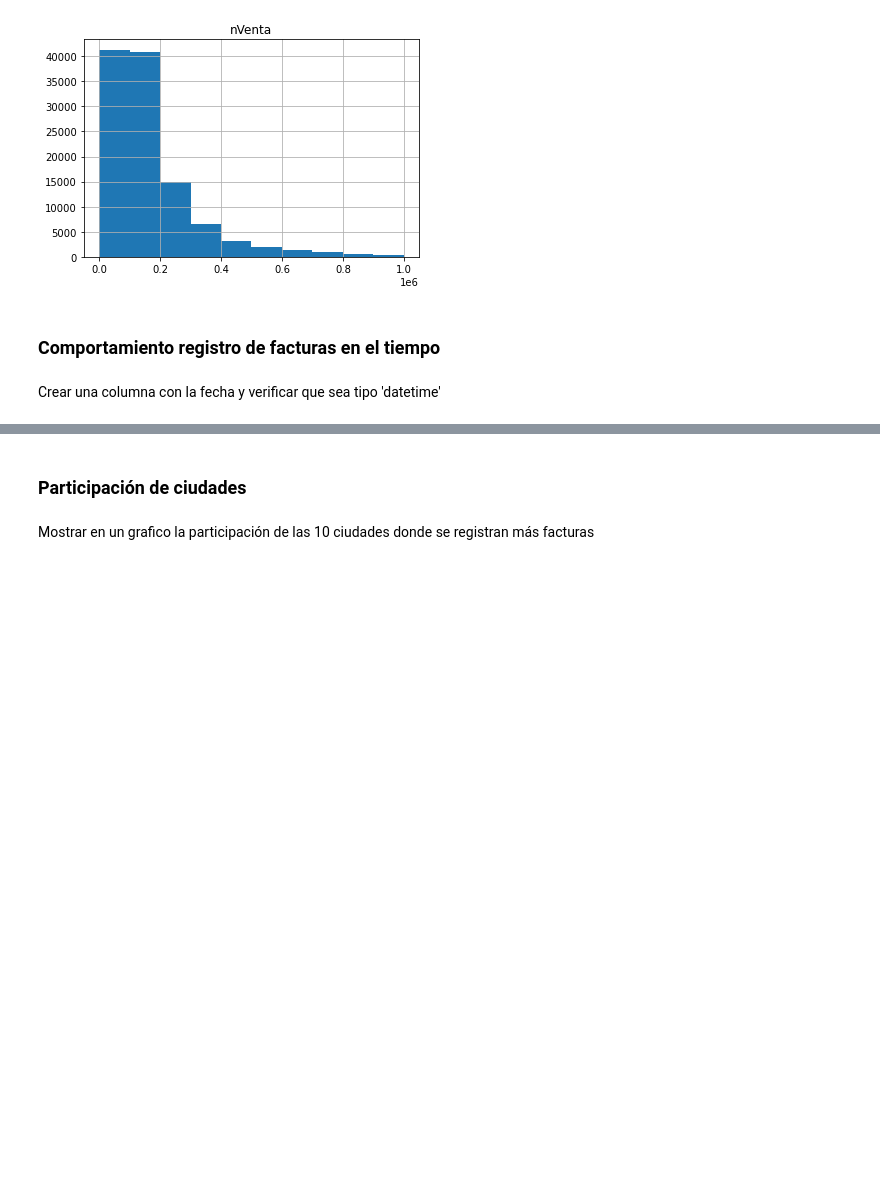
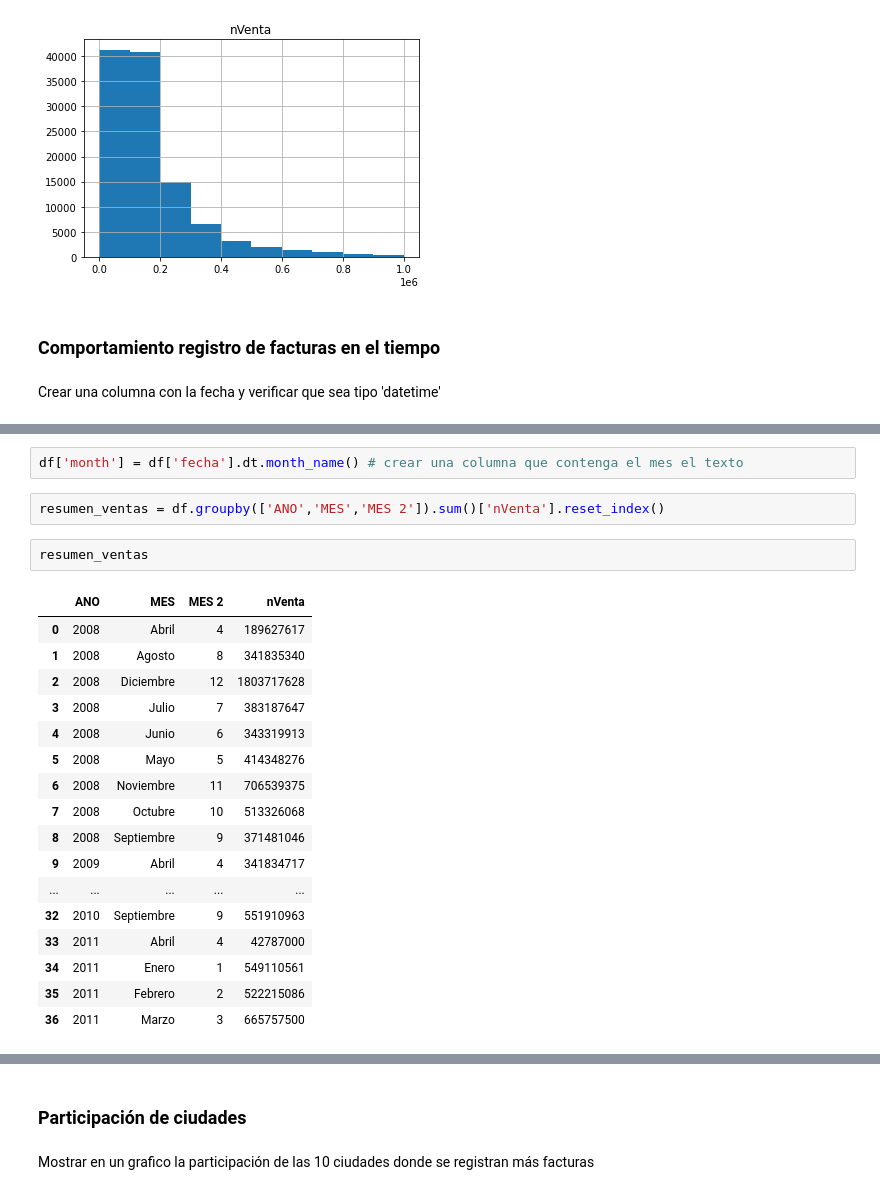
Before and after one commit to santyjara/Data-science-workshops, a Jupyter notebook: Demos/Demo - Basic visualizations DataFrame.ipynb, the cells around one changed output, grey strips where cells are left out. Drawn from its saved outputs; the diff is of its cells as text; blank space fills up the shorter version.

```diff
--- a/Demos/Demo - Basic visualizations DataFrame.ipynb
+++ b/Demos/Demo - Basic visualizations DataFrame.ipynb
@@ -116,0 +129,24 @@ Realizar un grafico donde se muestre el comportamiento del valor de las facturas
+# %%
+df['month'] = df['fecha'].dt.month_name() # crear una columna que contenga el mes el texto
+# %%
+resumen_ventas = df.groupby(['ANO','MES','MES 2']).sum()['nVenta'].reset_index()
+# %%
+resumen_ventas
+# %% [output]
+|  | ANO | MES | MES 2 | nVenta |
+| 0 | 2008 | Abril | 4 | 189627617 |
+| 1 | 2008 | Agosto | 8 | 341835340 |
+| 2 | 2008 | Diciembre | 12 | 1803717628 |
+| 3 | 2008 | Julio | 7 | 383187647 |
+| 4 | 2008 | Junio | 6 | 343319913 |
+| 5 | 2008 | Mayo | 5 | 414348276 |
+| 6 | 2008 | Noviembre | 11 | 706539375 |
+| 7 | 2008 | Octubre | 10 | 513326068 |
+| 8 | 2008 | Septiembre | 9 | 371481046 |
+| 9 | 2009 | Abril | 4 | 341834717 |
+| ... | ... | ... | ... | ... |
+| 32 | 2010 | Septiembre | 9 | 551910963 |
+| 33 | 2011 | Abril | 4 | 42787000 |
+| 34 | 2011 | Enero | 1 | 549110561 |
+| 35 | 2011 | Febrero | 2 | 522215086 |
+| 36 | 2011 | Marzo | 3 | 665757500 |
```
Also changed, not shown: parts of 18 cells of this notebook, 3 other files.
